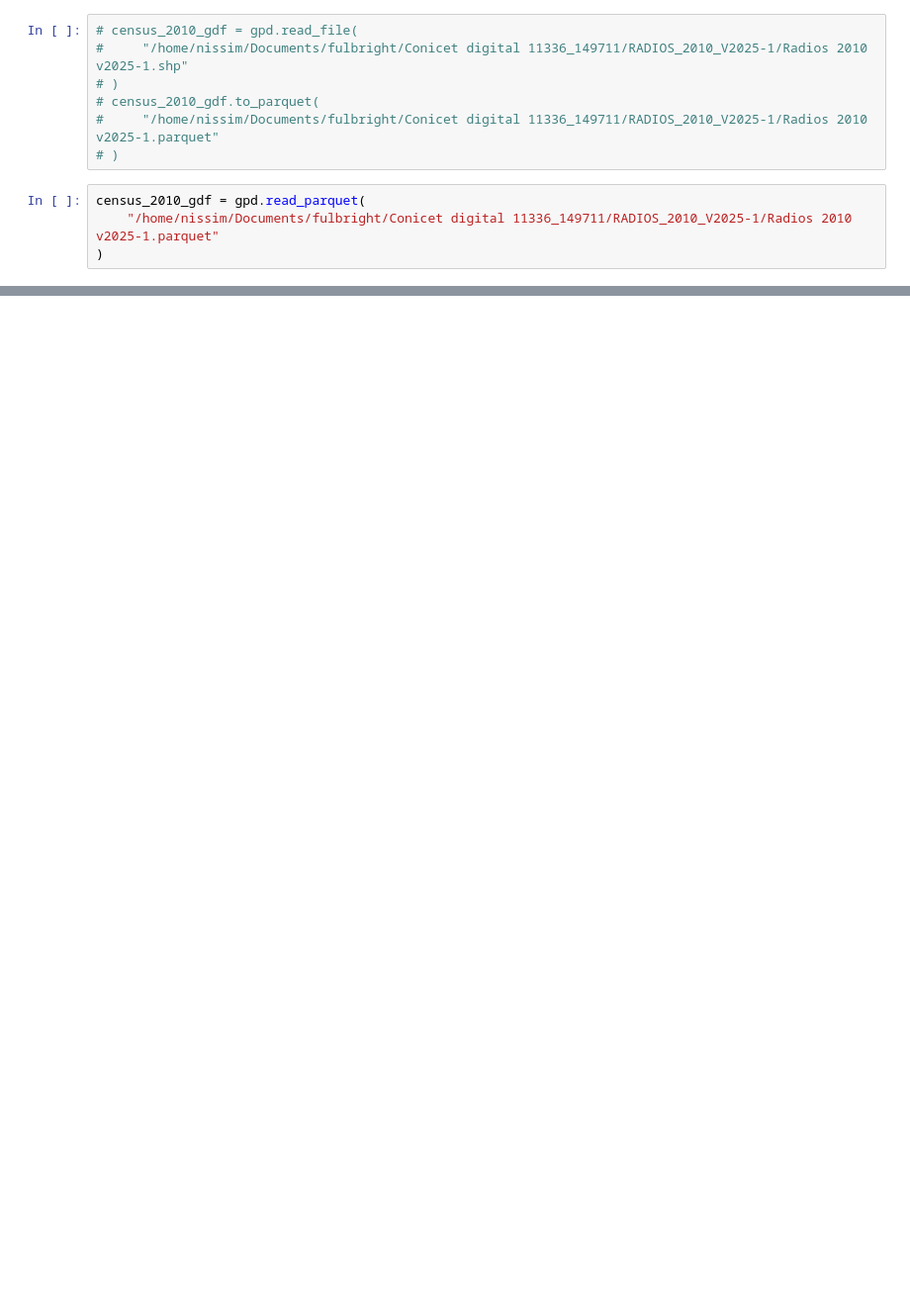
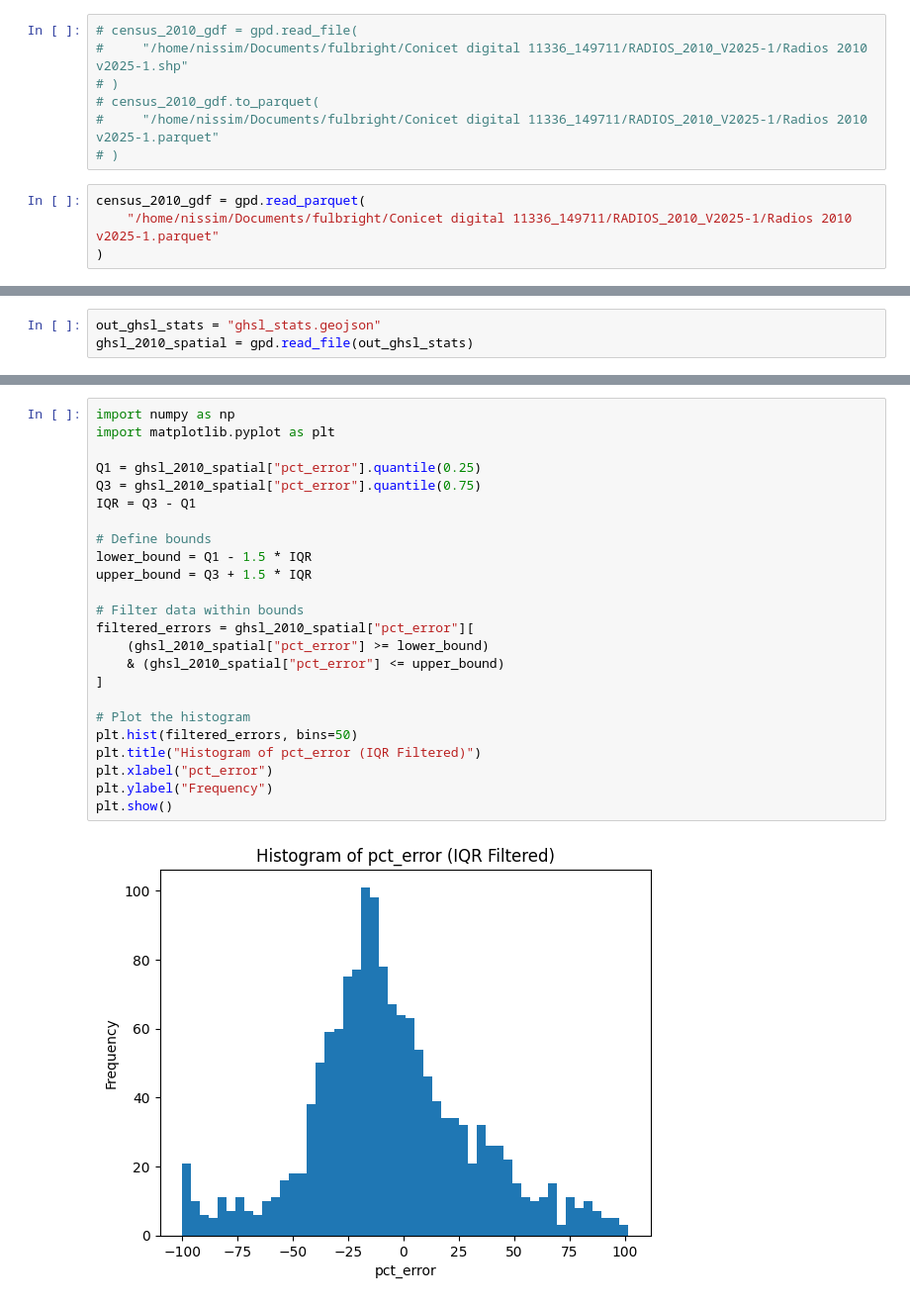
Before and after one commit to nlebovits/ciut-tablero, a Jupyter notebook: notebooks/exposicion.ipynb, the cells around one changed output, grey strips where cells are left out. Shown at 99% size. Saved outputs shown, nothing was run; the diff lists cells and outputs as text; blank space fills up the shorter version.

```diff
--- a/notebooks/exposicion.ipynb
+++ b/notebooks/exposicion.ipynb
@@ -379,0 +195,3 @@ Name: pct_error, dtype: float64
+# %%
+out_ghsl_stats = "ghsl_stats.geojson"
+ghsl_2010_spatial = gpd.read_file(out_ghsl_stats)
@@ -379,0 +337,26 @@ Name: pct_error, dtype: float64
+# %%
+import numpy as np
+import matplotlib.pyplot as plt
+
+Q1 = ghsl_2010_spatial["pct_error"].quantile(0.25)
+Q3 = ghsl_2010_spatial["pct_error"].quantile(0.75)
+IQR = Q3 - Q1
+
+# Define bounds
+lower_bound = Q1 - 1.5 * IQR
+upper_bound = Q3 + 1.5 * IQR
+
+# Filter data within bounds
+filtered_errors = ghsl_2010_spatial["pct_error"][
+    (ghsl_2010_spatial["pct_error"] >= lower_bound)
+    & (ghsl_2010_spatial["pct_error"] <= upper_bound)
+]
+
+# Plot the histogram
+plt.hist(filtered_errors, bins=50)
+plt.title("Histogram of pct_error (IQR Filtered)")
+plt.xlabel("pct_error")
+plt.ylabel("Frequency")
+plt.show()
+# %% [output]
+[figure, added]
```
Also changed, not shown: parts of 41 cells of this notebook, 3 other files.
